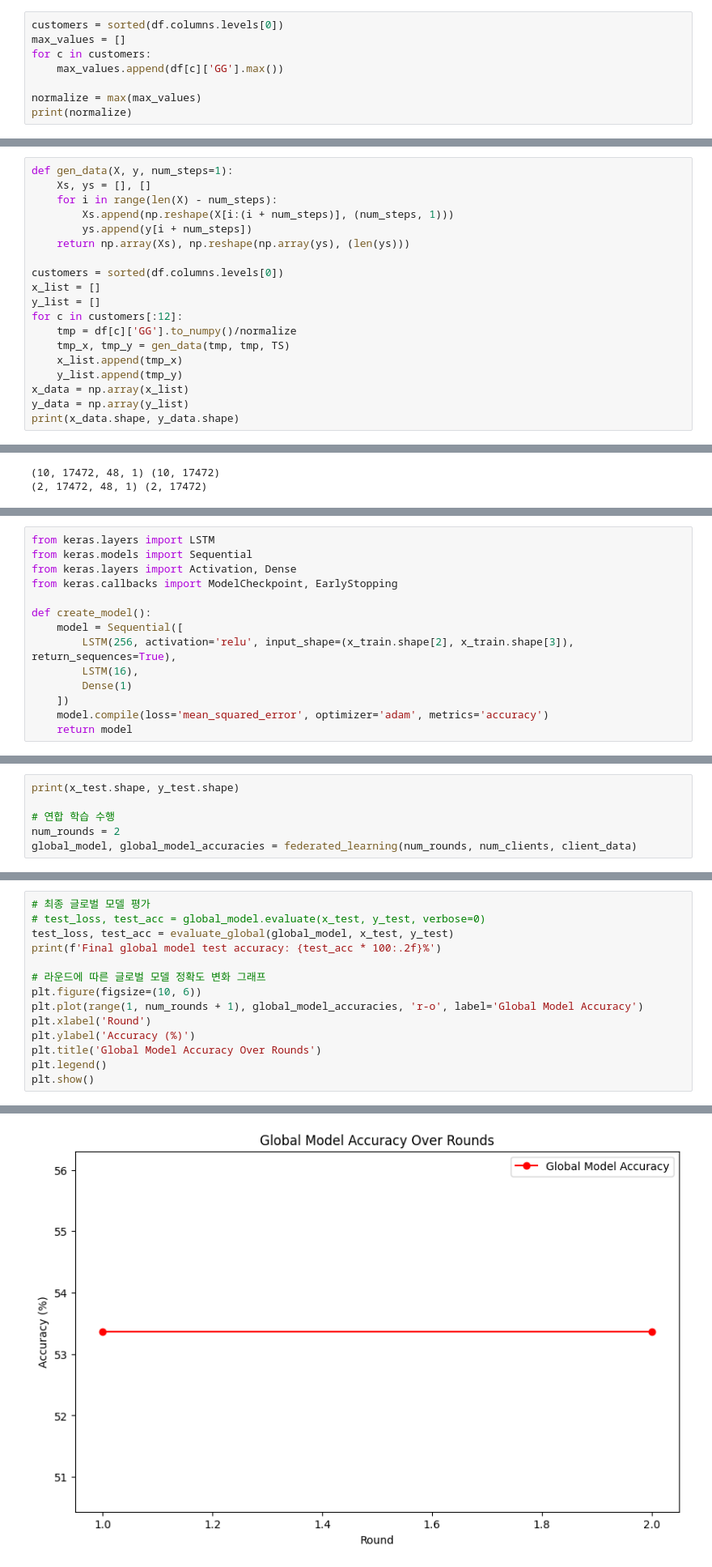
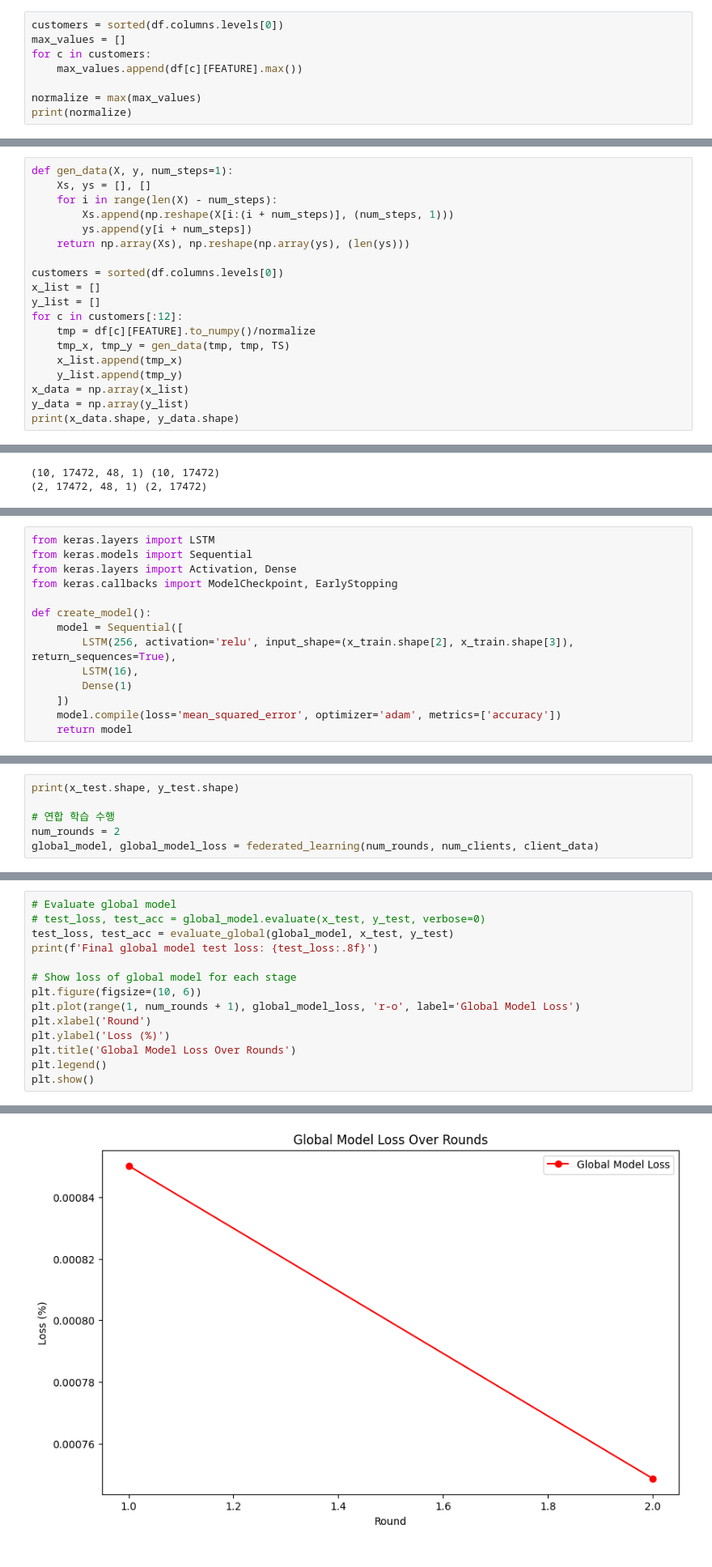
Before and after one commit to JunwookHeo/etc_project, a Jupyter notebook: proc_auggrid/federated.ipynb, the cells around one changed output, grey strips where cells are left out. Shown at 81% size. Drawn from its saved outputs; the diff is of its cells as text.

Commit message:
Show loss instead of accuracy

```diff
--- a/proc_auggrid/federated.ipynb
+++ b/proc_auggrid/federated.ipynb
@@ -35,7 +30,7 @@ df.head()
 customers = sorted(df.columns.levels[0])
 max_values = []
 for c in customers:
-    max_values.append(df[c]['GG'].max())
+    max_values.append(df[c][FEATURE].max())
 
 normalize = max(max_values)
 print(normalize)
@@ -53,7 +48,7 @@ customers = sorted(df.columns.levels[0])
 x_list = []
 y_list = []
 for c in customers[:12]:
-    tmp = df[c]['GG'].to_numpy()/normalize
+    tmp = df[c][FEATURE].to_numpy()/normalize
     tmp_x, tmp_y = gen_data(tmp, tmp, TS)
     x_list.append(tmp_x)
     y_list.append(tmp_y)
@@ -104,6 +95,6 @@ def create_model():
         LSTM(16),
         Dense(1)
     ])
-    model.compile(loss='mean_squared_error', optimizer='adam', metrics='accuracy')
+    model.compile(loss='mean_squared_error', optimizer='adam', metrics=['accuracy'])
     return model
 # %%
@@ -242,7 +231,7 @@ print(x_test.shape, y_test.shape)
 
 # 연합 학습 수행
 num_rounds = 2
-global_model, global_model_accuracies = federated_learning(num_rounds, num_clients, client_data)
+global_model, global_model_loss = federated_learning(num_rounds, num_clients, client_data)
 # %% [output]
 (2, 17472, 48, 1) (2, 17472)
 Round 1/2
@@ -297,15 +286,15 @@ Training client model 3...
 # %%
-# 최종 글로벌 모델 평가
+# Evaluate global model
 # test_loss, test_acc = global_model.evaluate(x_test, y_test, verbose=0)
 test_loss, test_acc = evaluate_global(global_model, x_test, y_test)
-print(f'Final global model test accuracy: {test_acc * 100:.2f}%')
+print(f'Final global model test loss: {test_loss:.8f}')
 
-# 라운드에 따른 글로벌 모델 정확도 변화 그래프
+# Show loss of global model for each stage
 plt.figure(figsize=(10, 6))
-plt.plot(range(1, num_rounds + 1), global_model_accuracies, 'r-o', label='Global Model Accuracy')
+plt.plot(range(1, num_rounds + 1), global_model_loss, 'r-o', label='Global Model Loss')
 plt.xlabel('Round')
-plt.ylabel('Accuracy (%)')
-plt.title('Global Model Accuracy Over Rounds')
+plt.ylabel('Loss (%)')
+plt.title('Global Model Loss Over Rounds')
 plt.legend()
 plt.show()
 # %% [output]
@@ -315,3 +304,3 @@ Final global model test accuracy: 53.37%
-[figure, old version]
+[figure, new version]
 # %%
 y_pred = global_model.predict(x_test[0])
```
Also changed, not shown: parts of 11 cells of this notebook.
